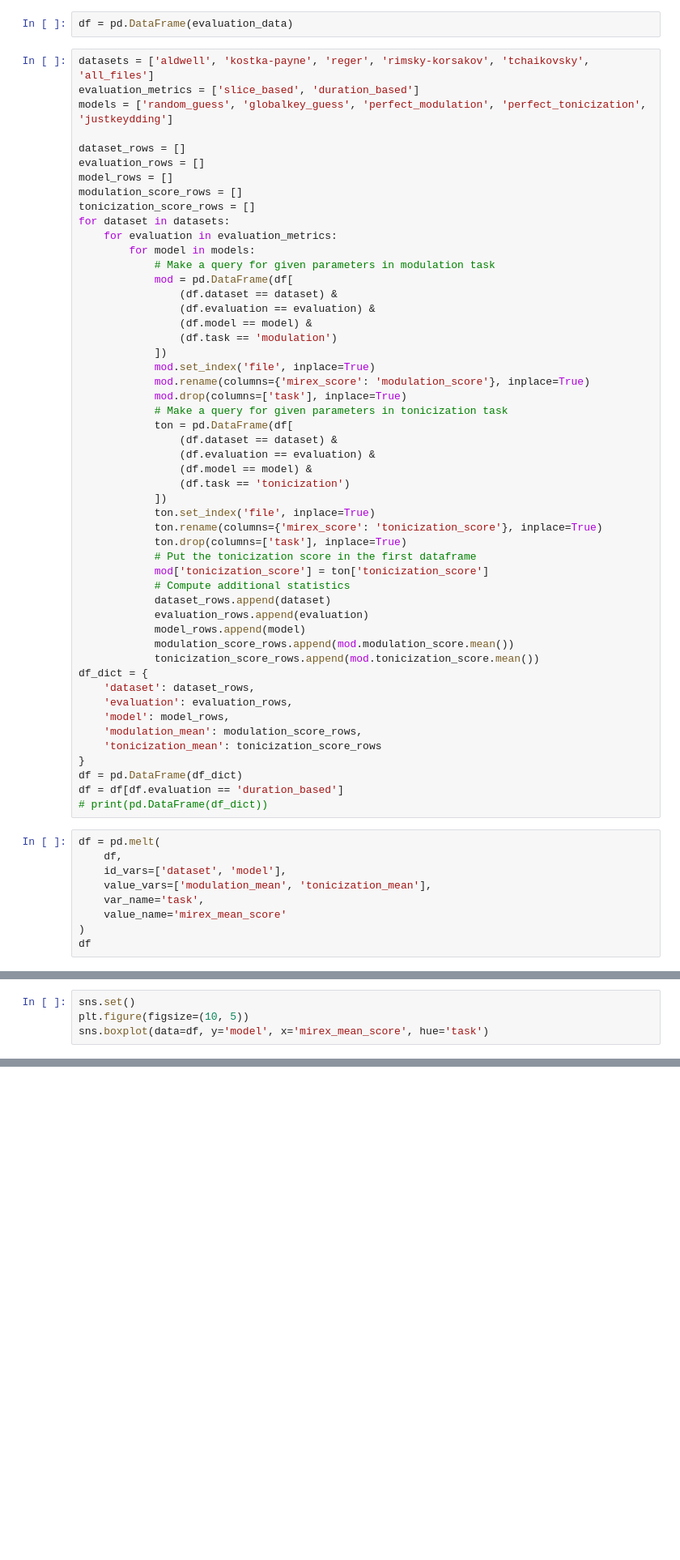
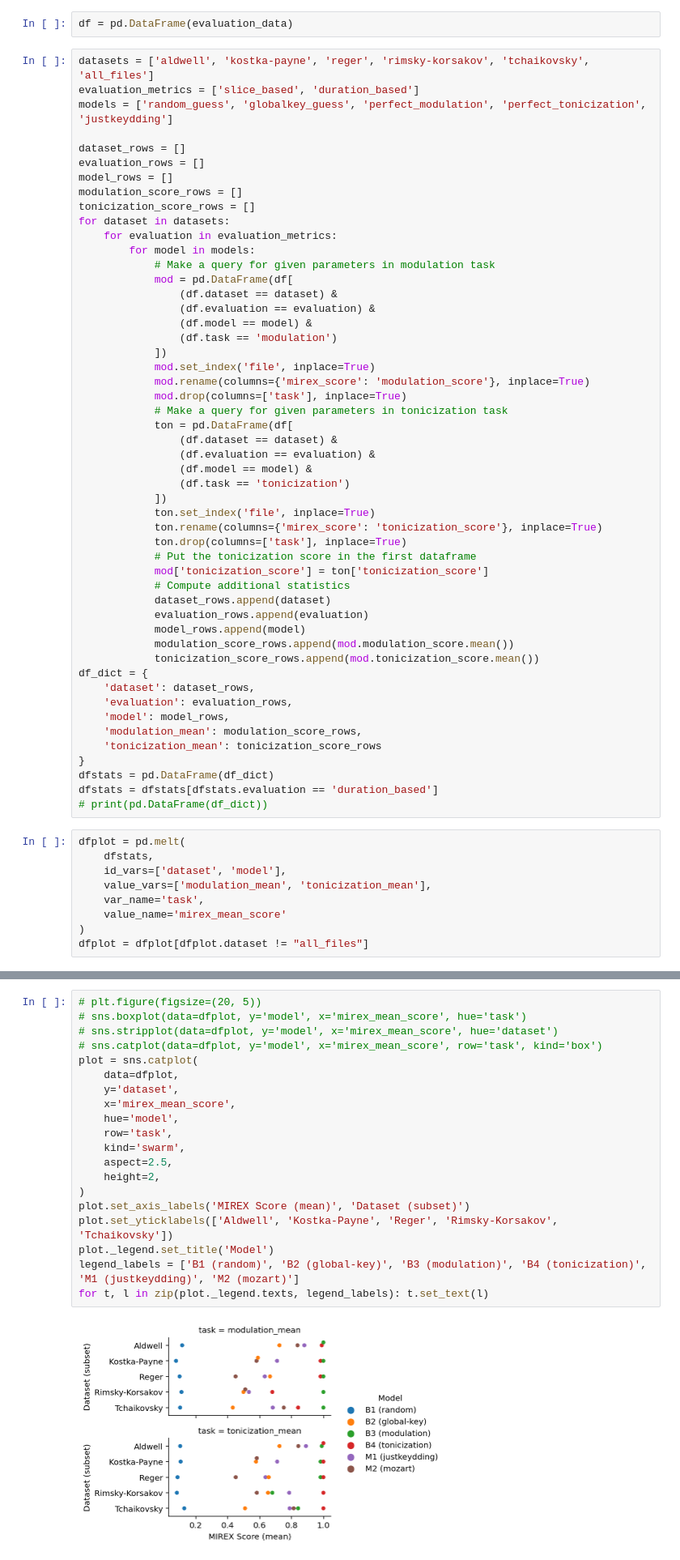
Before and after one commit to DDMAL/key_modulation_dataset, a Jupyter notebook: evaluation_plots.ipynb, the cells around one changed output, grey strips where cells are left out. Shown at 81% size. Drawn from its saved outputs; the diff is of its cells as text; blank space fills up the shorter version.

Commit message:
Fine-tuning the results plot

```diff
--- a/evaluation_plots.ipynb
+++ b/evaluation_plots.ipynb
@@ -55,15 +55,15 @@ df_dict = {
     'modulation_mean': modulation_score_rows,
     'tonicization_mean': tonicization_score_rows
 }
-df = pd.DataFrame(df_dict)
-df = df[df.evaluation == 'duration_based']
+dfstats = pd.DataFrame(df_dict)
+dfstats = dfstats[dfstats.evaluation == 'duration_based']
 # print(pd.DataFrame(df_dict))
 # %%
-df = pd.melt(
-    df,
+dfplot = pd.melt(
+    dfstats,
     id_vars=['dataset', 'model'],
     value_vars=['modulation_mean', 'tonicization_mean'],
     var_name='task',
     value_name='mirex_mean_score'
 )
-df
+dfplot = dfplot[dfplot.dataset != "all_files"]
@@ -88,4 +69,0 @@ df
-# %%
-sns.set()
-plt.figure(figsize=(10, 5))
-sns.boxplot(data=df, y='model', x='mirex_mean_score', hue='task')
@@ -94,0 +97,22 @@ sns.boxplot(data=df, y='model', x='mirex_mean_score', hue='task')
+# %%
+# plt.figure(figsize=(20, 5))
+# sns.boxplot(data=dfplot, y='model', x='mirex_mean_score', hue='task')
+# sns.stripplot(data=dfplot, y='model', x='mirex_mean_score', hue='dataset')
+# sns.catplot(data=dfplot, y='model', x='mirex_mean_score', row='task', kind='box')
+plot = sns.catplot(
+    data=dfplot,
+    y='dataset',
+    x='mirex_mean_score',
+    hue='model',
+    row='task',
+    kind='swarm',
+    aspect=2.5,
+    height=2,
+)
+plot.set_axis_labels('MIREX Score (mean)', 'Dataset (subset)')
+plot.set_yticklabels(['Aldwell', 'Kostka-Payne', 'Reger', 'Rimsky-Korsakov', 'Tchaikovsky'])
+plot._legend.set_title('Model')
+legend_labels = ['B1 (random)', 'B2 (global-key)', 'B3 (modulation)', 'B4 (tonicization)', 'M1 (justkeydding)', 'M2 (mozart)']
+for t, l in zip(plot._legend.texts, legend_labels): t.set_text(l)
+# %% [output]
+[figure, added]
```
Also changed, not shown: parts of 3 cells of this notebook.
